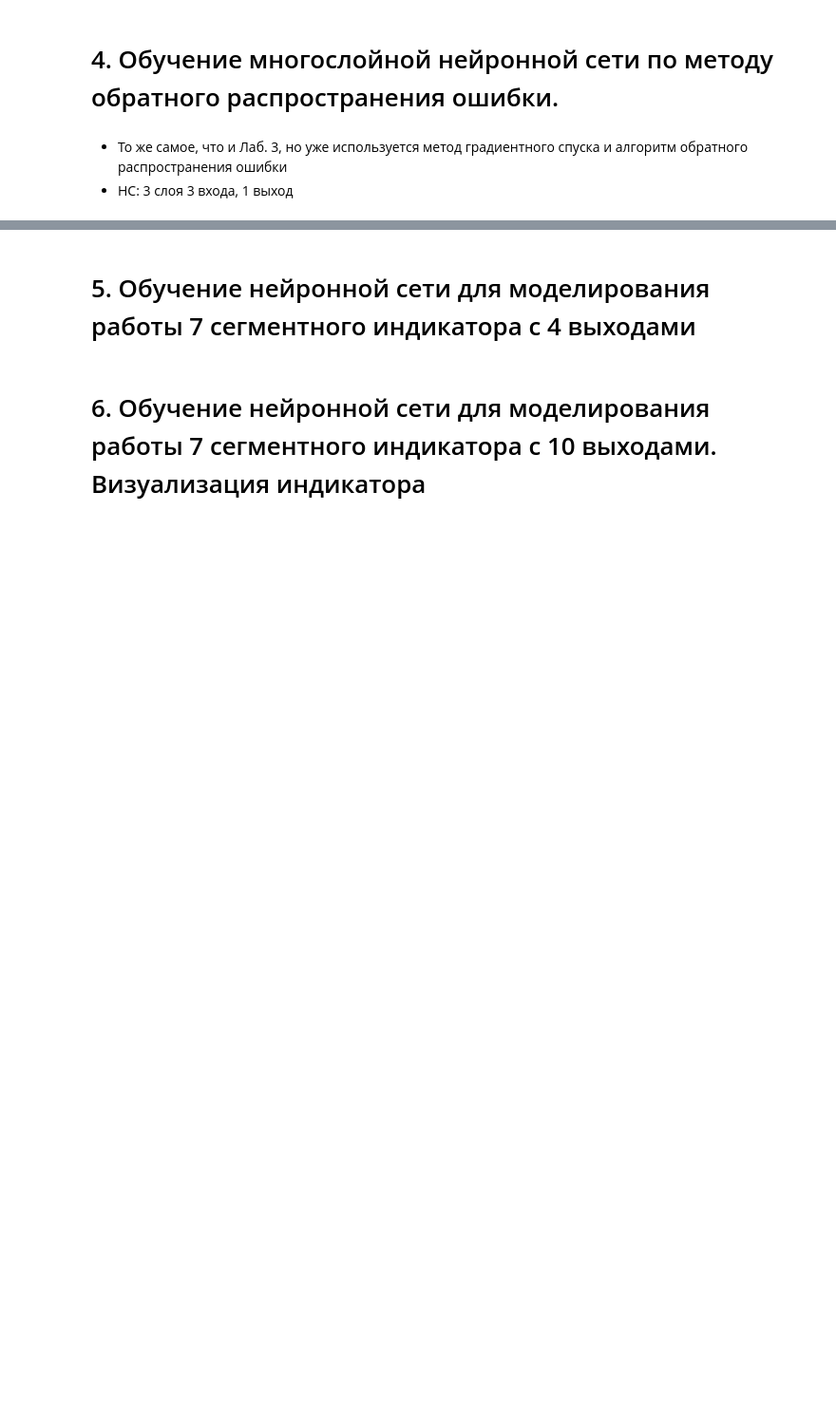
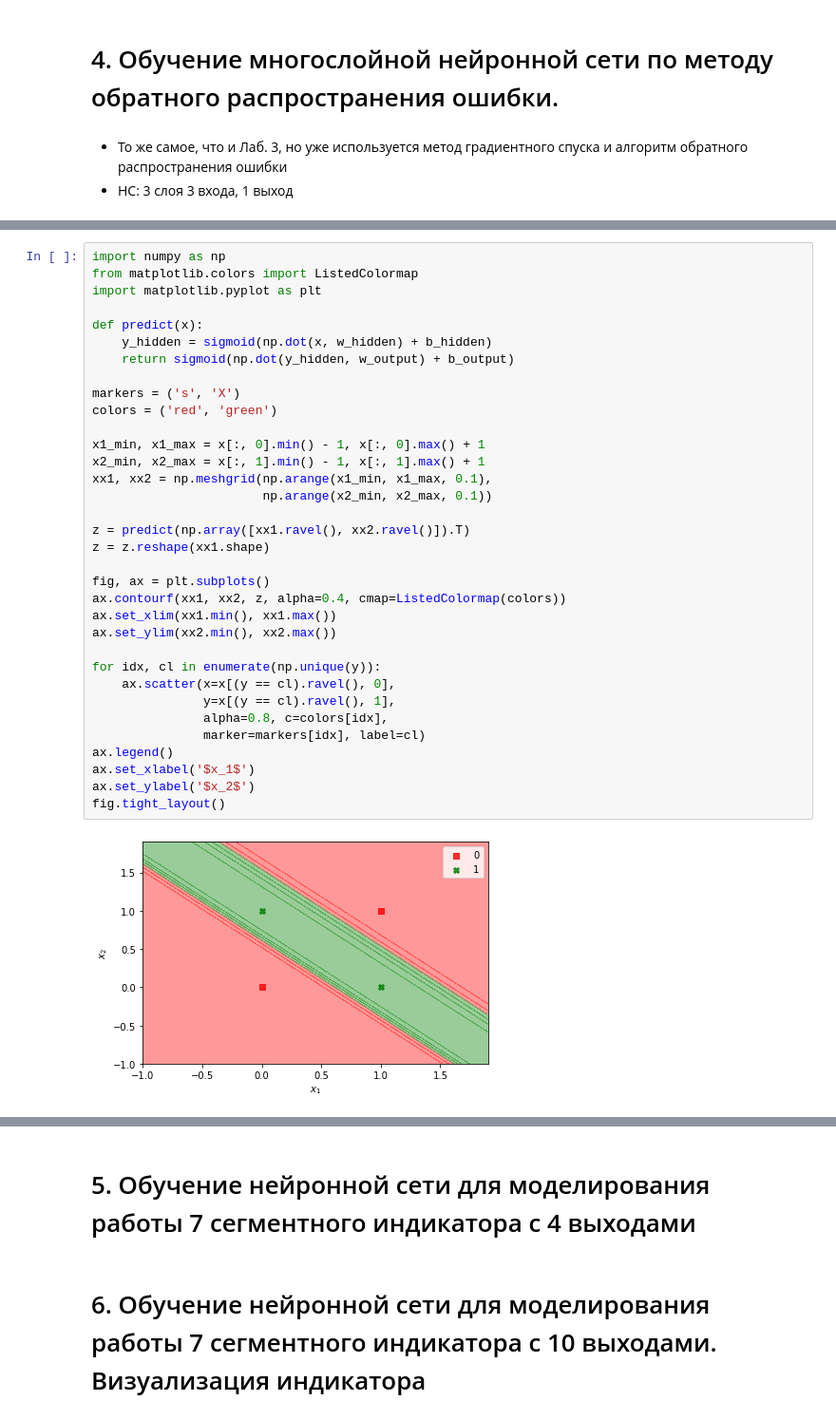
Before and after one commit to kae4ka/university-hometasks, a Jupyter notebook: INS.ipynb, the cells around one changed output, grey strips where cells are left out. Shown: that part at 95% size. Saved outputs shown, nothing was run; the diff lists cells and outputs as text; blank space fills up the shorter version.

```diff
--- a/INS.ipynb
+++ b/INS.ipynb
@@ -284,0 +486,36 @@ warnings.filterwarnings("ignore", category=np.VisibleDeprecationWarning)
+# %%
+import numpy as np
+from matplotlib.colors import ListedColormap
+import matplotlib.pyplot as plt
+
+def predict(x):
+    y_hidden = sigmoid(np.dot(x, w_hidden) + b_hidden)
+    return sigmoid(np.dot(y_hidden, w_output) + b_output)
+
+markers = ('s', 'X')
+colors = ('red', 'green')
+
+x1_min, x1_max = x[:, 0].min() - 1, x[:, 0].max() + 1
+x2_min, x2_max = x[:, 1].min() - 1, x[:, 1].max() + 1
+xx1, xx2 = np.meshgrid(np.arange(x1_min, x1_max, 0.1),
+                       np.arange(x2_min, x2_max, 0.1))
+
+z = predict(np.array([xx1.ravel(), xx2.ravel()]).T)
+z = z.reshape(xx1.shape)
+
+fig, ax = plt.subplots()
+ax.contourf(xx1, xx2, z, alpha=0.4, cmap=ListedColormap(colors))
+ax.set_xlim(xx1.min(), xx1.max())
+ax.set_ylim(xx2.min(), xx2.max())
+
+for idx, cl in enumerate(np.unique(y)):
+    ax.scatter(x=x[(y == cl).ravel(), 0],
+               y=x[(y == cl).ravel(), 1],
+               alpha=0.8, c=colors[idx],
+               marker=markers[idx], label=cl)
+ax.legend()
+ax.set_xlabel('$x_1$')
+ax.set_ylabel('$x_2$')
+fig.tight_layout()
+# %% [output]
+[figure, added]
```
Also changed, not shown: parts of 20 cells of this notebook.
